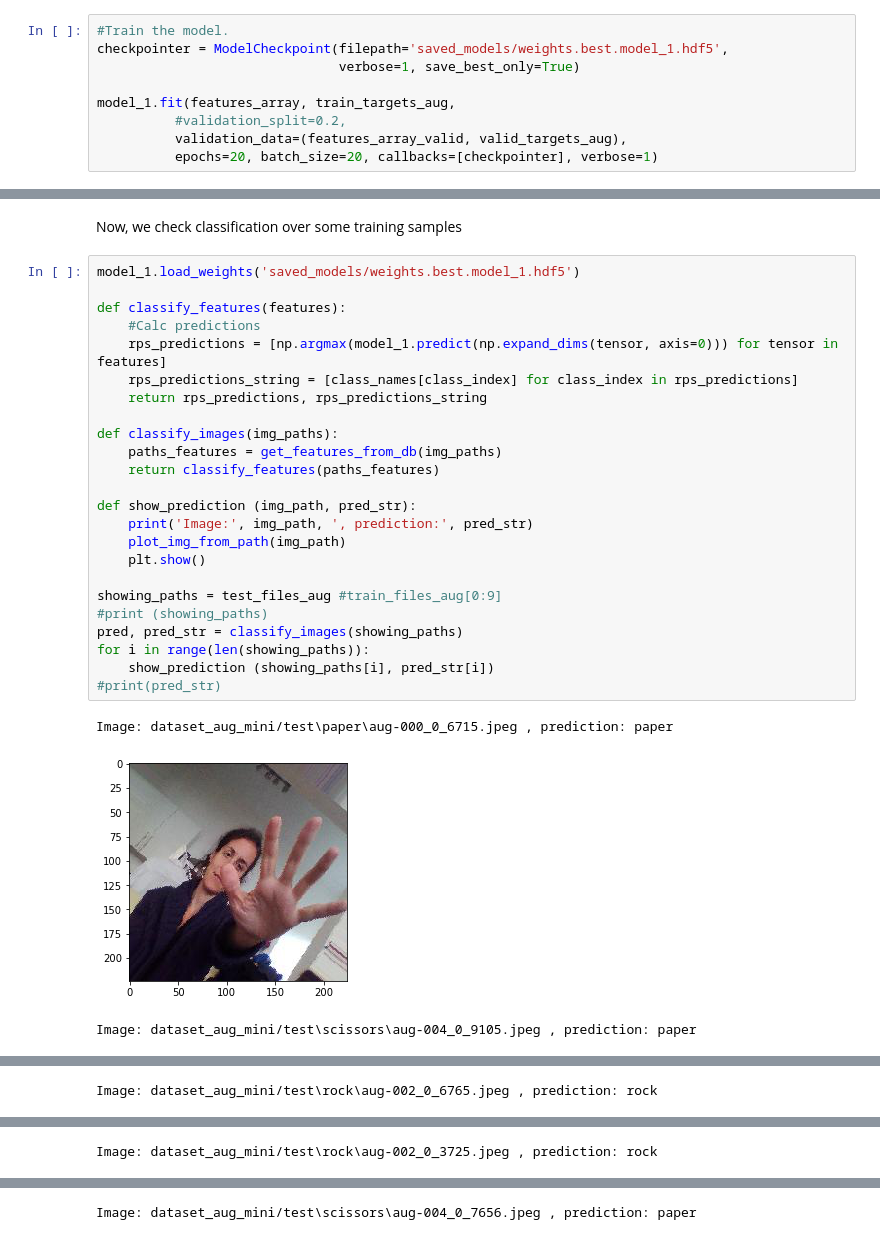
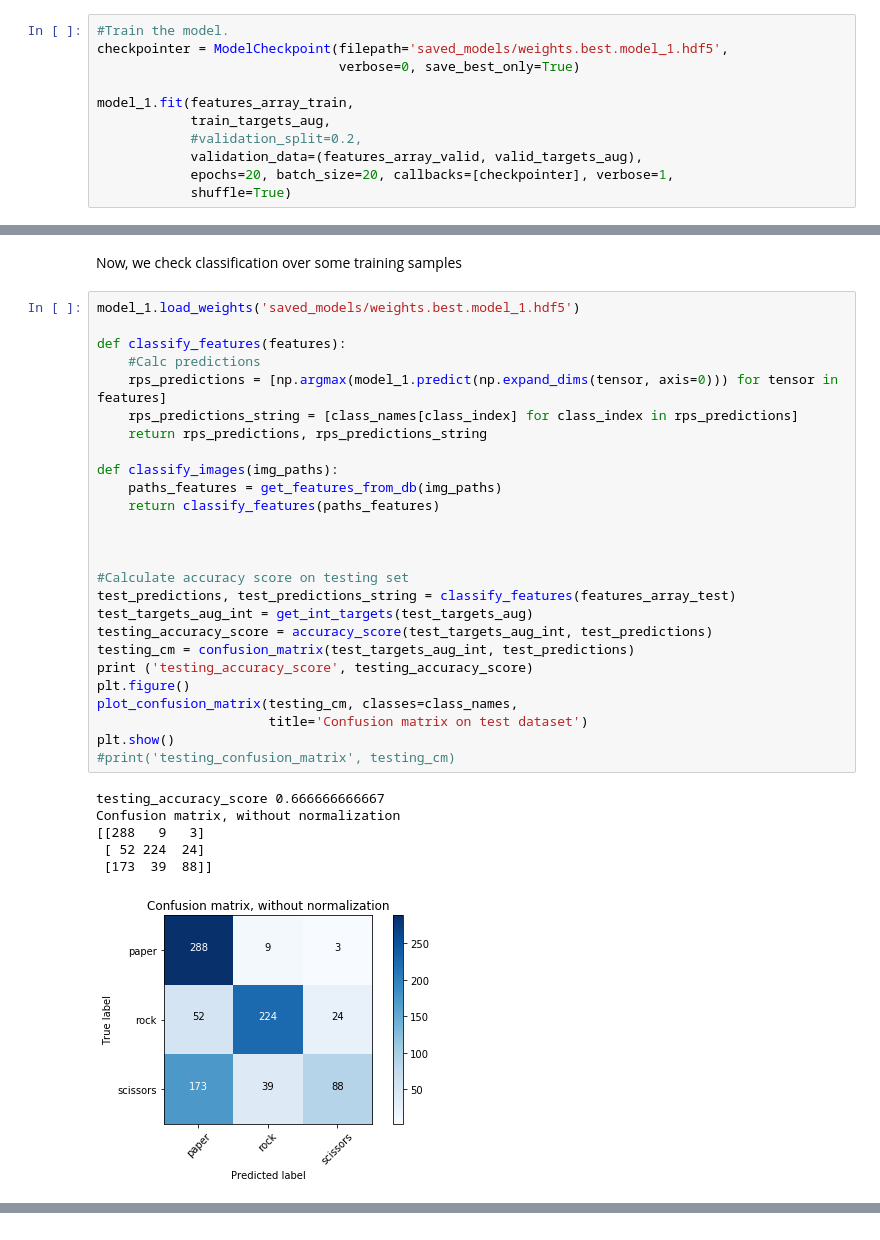
Before and after one commit to juanneilson/machine-learning, a Jupyter notebook: projects/capstone/Cachipun.ipynb, the cells around one changed output, grey strips where cells are left out. Drawn from its saved outputs; the diff is of its cells as text.

Commit message:
Capstone: Confusion Matrix and better testing measurement

```diff
--- a/projects/capstone/Cachipun.ipynb
+++ b/projects/capstone/Cachipun.ipynb
@@ -324,10 +315,12 @@ Training the model
 # %%
 #Train the model.
 checkpointer = ModelCheckpoint(filepath='saved_models/weights.best.model_1.hdf5',
-                               verbose=1, save_best_only=True)
+                               verbose=0, save_best_only=True)
 
-model_1.fit(features_array, train_targets_aug,
-          #validation_split=0.2,
-          validation_data=(features_array_valid, valid_targets_aug),
-          epochs=20, batch_size=20, callbacks=[checkpointer], verbose=1)
+model_1.fit(features_array_train,
+            train_targets_aug,
+            #validation_split=0.2,
+            validation_data=(features_array_valid, valid_targets_aug),
+            epochs=20, batch_size=20, callbacks=[checkpointer], verbose=1,
+            shuffle=True)
 # %% [output]
@@ -354,28 +347,33 @@ Now, we check classification over some training samples
 # %%
 model_1.load_weights('saved_models/weights.best.model_1.hdf5')
 
 def classify_features(features):
     #Calc predictions
     rps_predictions = [np.argmax(model_1.predict(np.expand_dims(tensor, axis=0))) for tensor in features]
     rps_predictions_string = [class_names[class_index] for class_index in rps_predictions]
     return rps_predictions, rps_predictions_string
 
 def classify_images(img_paths):
     paths_features = get_features_from_db(img_paths)
     return classify_features(paths_features)
 
-def show_prediction (img_path, pred_str):
-    print('Image:', img_path, ', prediction:', pred_str)
-    plot_img_from_path(img_path)
-    plt.show()
 
-showing_paths = test_files_aug #train_files_aug[0:9]
-#print (showing_paths)
-pred, pred_str = classify_images(showing_paths)
-for i in range(len(showing_paths)):
-    show_prediction (showing_paths[i], pred_str[i])
-#print(pred_str)
+
+#Calculate accuracy score on testing set
+test_predictions, test_predictions_string = classify_features(features_array_test)
+test_targets_aug_int = get_int_targets(test_targets_aug)
+testing_accuracy_score = accuracy_score(test_targets_aug_int, test_predictions)
+testing_cm = confusion_matrix(test_targets_aug_int, test_predictions)
+print ('testing_accuracy_score', testing_accuracy_score)
+plt.figure()
+plot_confusion_matrix(testing_cm, classes=class_names,
+                      title='Confusion matrix on test dataset')
+plt.show()
+#print('testing_confusion_matrix', testing_cm)
 # %% [output]
-Image: dataset_aug_mini/test\paper\aug-000_0_6715.jpeg , prediction: paper
+testing_accuracy_score 0.666666666667
+Confusion matrix, without normalization
+[[288   9   3]
+ [ 52 224  24]
+ [173  39  88]]
-[figure, old version]
+[figure, new version]
-Image: dataset_aug_mini/test\scissors\aug-004_0_9105.jpeg , prediction: paper
@@ -383 +379,0 @@ Image: dataset_aug_mini/test\scissors\aug-004_0_9105.jpeg , prediction: paper
-Image: dataset_aug_mini/test\rock\aug-002_0_6765.jpeg , prediction: rock
@@ -385 +379,0 @@ Image: dataset_aug_mini/test\rock\aug-002_0_6765.jpeg , prediction: rock
-Image: dataset_aug_mini/test\rock\aug-002_0_3725.jpeg , prediction: rock
@@ -387 +379,0 @@ Image: dataset_aug_mini/test\rock\aug-002_0_3725.jpeg , prediction: rock
-Image: dataset_aug_mini/test\scissors\aug-004_0_7656.jpeg , prediction: paper
```
Also changed, not shown: parts of 8 cells of this notebook, 1 other file.
